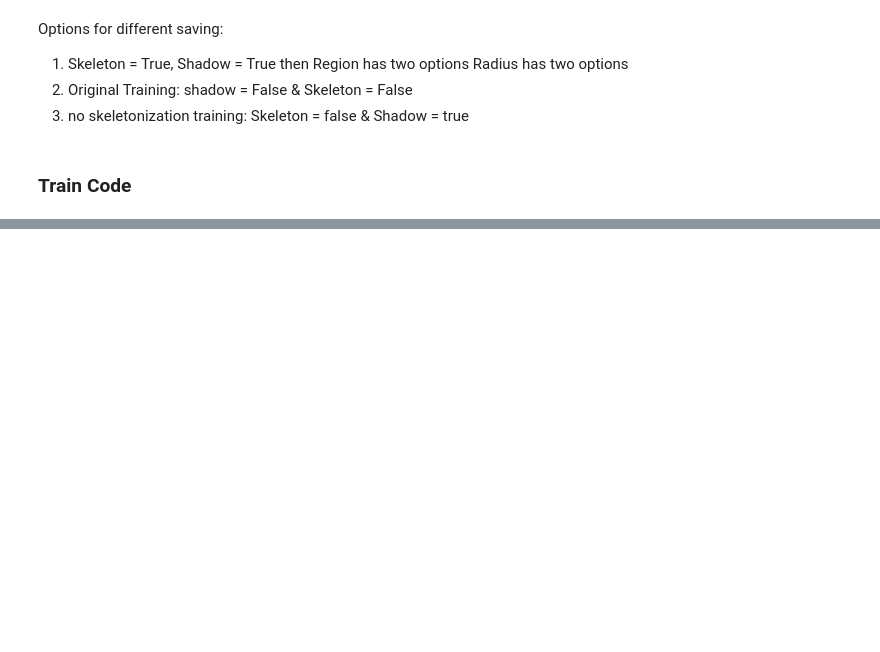
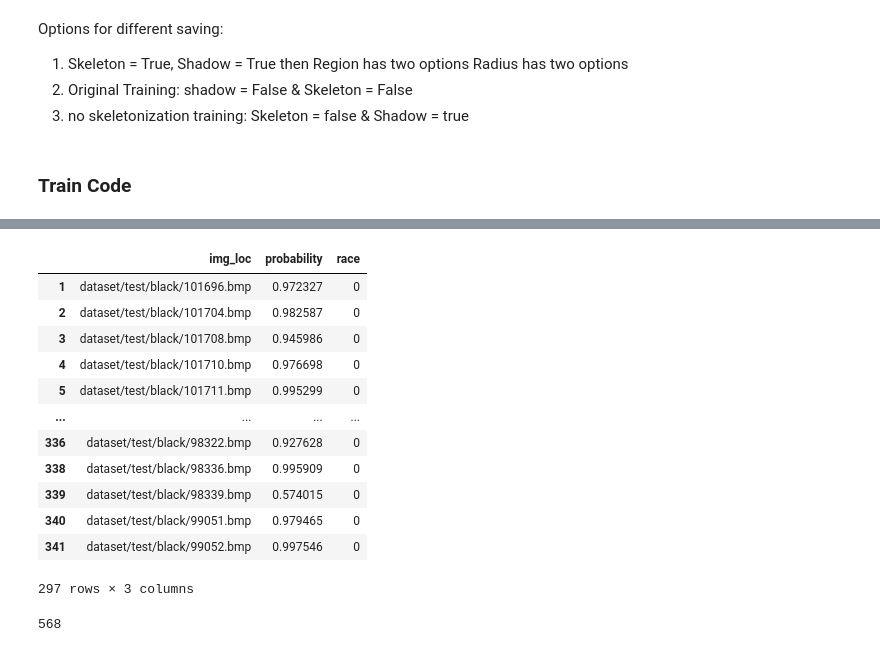
Before and after one commit to Centrattic/race, a Jupyter notebook: classifier_experiments/train.ipynb, the cells around one changed output, grey strips where cells are left out. Saved outputs shown, nothing was run; the diff lists cells and outputs as text; code cells hidden in the pictures; blank space fills up the shorter version.

```diff
--- a/classifier_experiments/train.ipynb
+++ b/classifier_experiments/train.ipynb
@@ -337,0 +521,16 @@ channel 2channel 2
+# %%
+black_test[black_test['probability'] > 0.5]
+# %% [output]
+|  | img_loc | probability | race |
+| 1 | dataset/test/black/101696.bmp | 0.972327 | 0 |
+| 2 | dataset/test/black/101704.bmp | 0.982587 | 0 |
+| 3 | dataset/test/black/101708.bmp | 0.945986 | 0 |
+| 4 | dataset/test/black/101710.bmp | 0.976698 | 0 |
+| 5 | dataset/test/black/101711.bmp | 0.995299 | 0 |
+| ... | ... | ... | ... |
+| 336 | dataset/test/black/98322.bmp | 0.927628 | 0 |
+| 338 | dataset/test/black/98336.bmp | 0.995909 | 0 |
+| 339 | dataset/test/black/98339.bmp | 0.574015 | 0 |
+| 340 | dataset/test/black/99051.bmp | 0.979465 | 0 |
+| 341 | dataset/test/black/99052.bmp | 0.997546 | 0 |
+297 rows × 3 columns
@@ -337,0 +539,4 @@ channel 2channel 2
+# %%
+len(white_test)
+# %% [output]
+568
```
Also changed, not shown: parts of 20 cells of this notebook, 2 other files.
